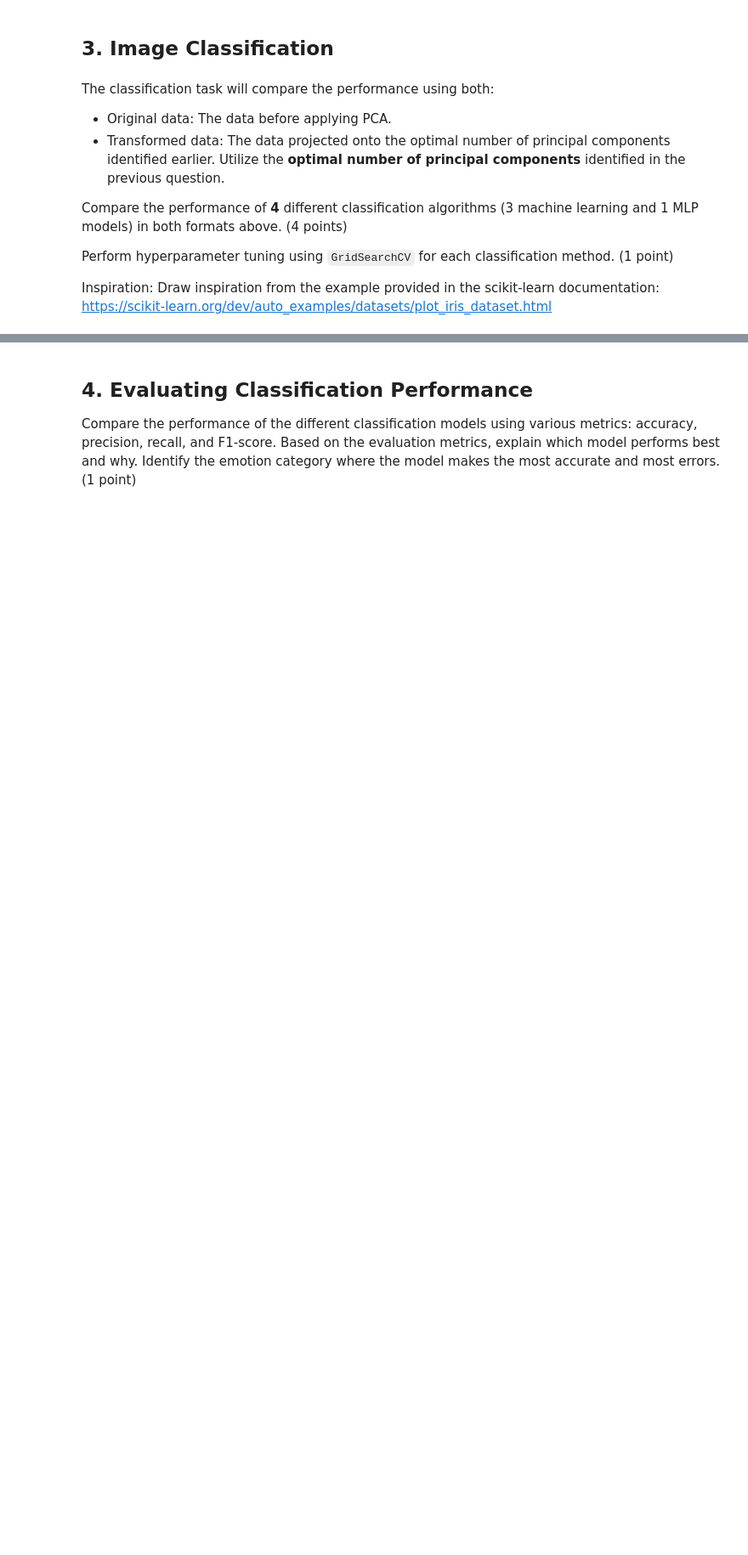
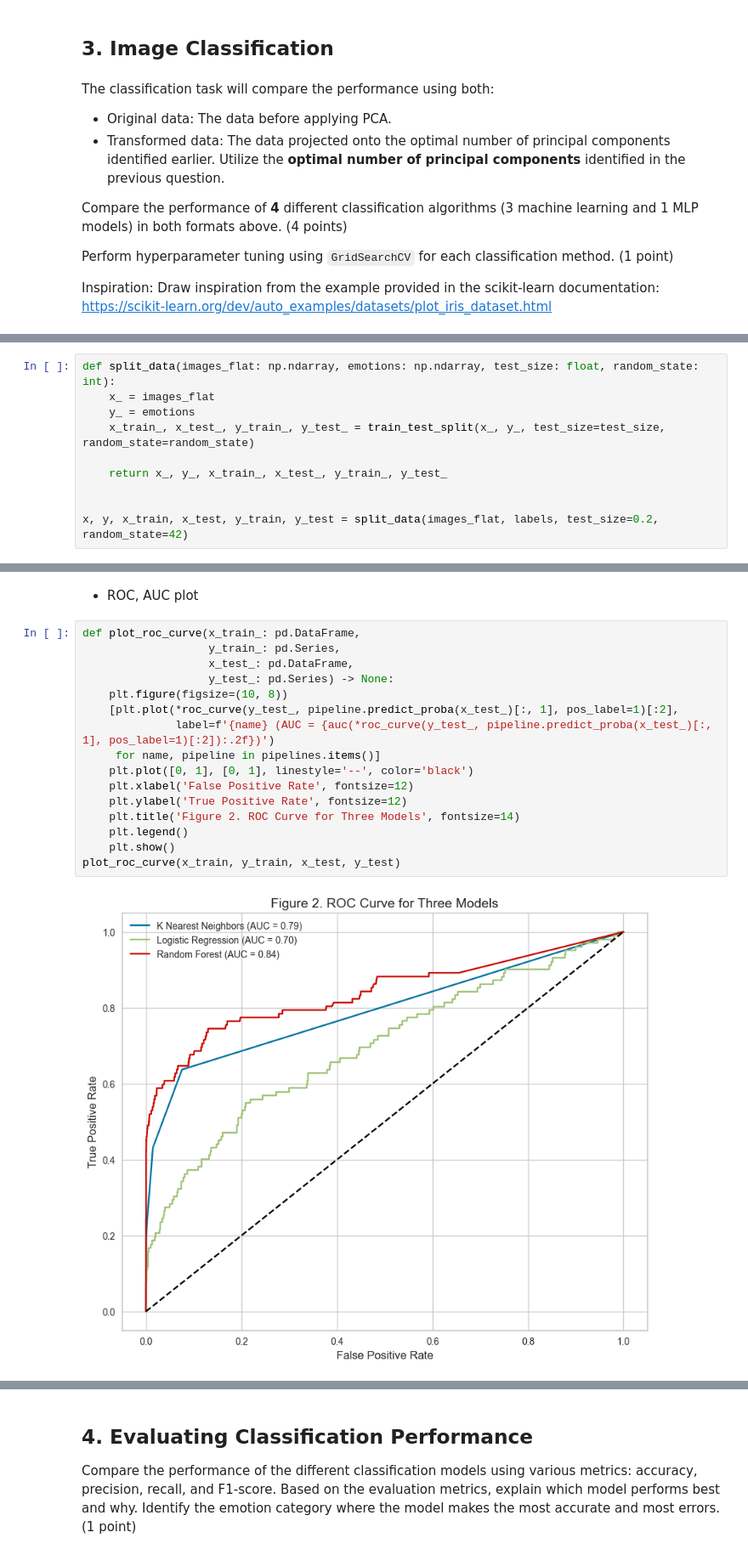
Before and after one commit to ngntrgduc/Fundamental-ML, a Jupyter notebook: notebooks/EDA.ipynb, the cells around one changed output, grey strips where cells are left out. Shown at 85% size. Saved outputs shown, nothing was run; the diff lists cells and outputs as text; blank space fills up the shorter version.

```diff
--- a/notebooks/EDA.ipynb
+++ b/notebooks/EDA.ipynb
@@ -160,0 +224,10 @@ Inspiration: Draw inspiration from the example provided in the scikit-learn docu
+# %%
+def split_data(images_flat: np.ndarray, emotions: np.ndarray, test_size: float, random_state: int):
+    x_ = images_flat
+    y_ = emotions
+    x_train_, x_test_, y_train_, y_test_ = train_test_split(x_, y_, test_size=test_size, random_state=random_state)
+
+    return x_, y_, x_train_, x_test_, y_train_, y_test_
+
+
+x, y, x_train, x_test, y_train, y_test = split_data(images_flat, labels, test_size=0.2, random_state=42)
@@ -160,0 +438,20 @@ Inspiration: Draw inspiration from the example provided in the scikit-learn docu
+# %% [markdown]
+* ROC, AUC plot
+# %%
+def plot_roc_curve(x_train_: pd.DataFrame,
+                   y_train_: pd.Series,
+                   x_test_: pd.DataFrame,
+                   y_test_: pd.Series) -> None:
+    plt.figure(figsize=(10, 8))
+    [plt.plot(*roc_curve(y_test_, pipeline.predict_proba(x_test_)[:, 1], pos_label=1)[:2],
+              label=f'{name} (AUC = {auc(*roc_curve(y_test_, pipeline.predict_proba(x_test_)[:, 1], pos_label=1)[:2]):.2f})')
+     for name, pipeline in pipelines.items()]
+    plt.plot([0, 1], [0, 1], linestyle='--', color='black')
+    plt.xlabel('False Positive Rate', fontsize=12)
+    plt.ylabel('True Positive Rate', fontsize=12)
+    plt.title('Figure 2. ROC Curve for Three Models', fontsize=14)
+    plt.legend()
+    plt.show()
+plot_roc_curve(x_train, y_train, x_test, y_test)
+# %% [output]
+[figure, added]
```
Also changed, not shown: parts of 51 cells of this notebook.
